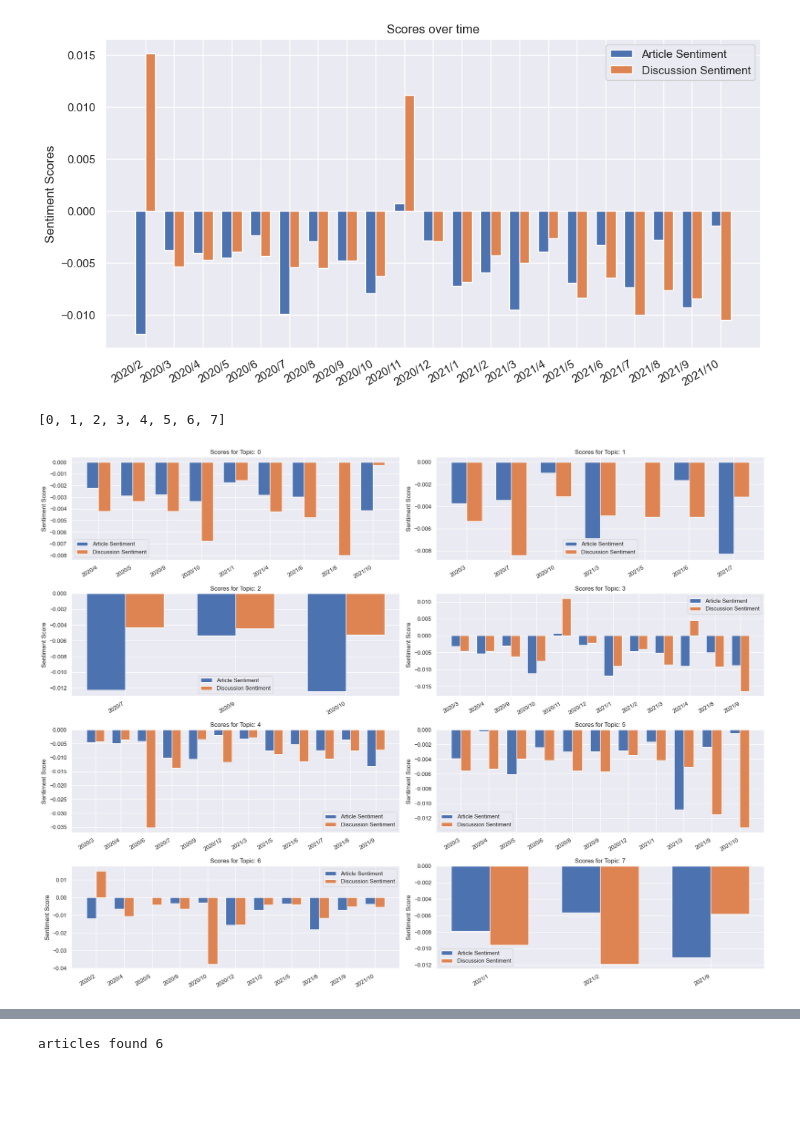
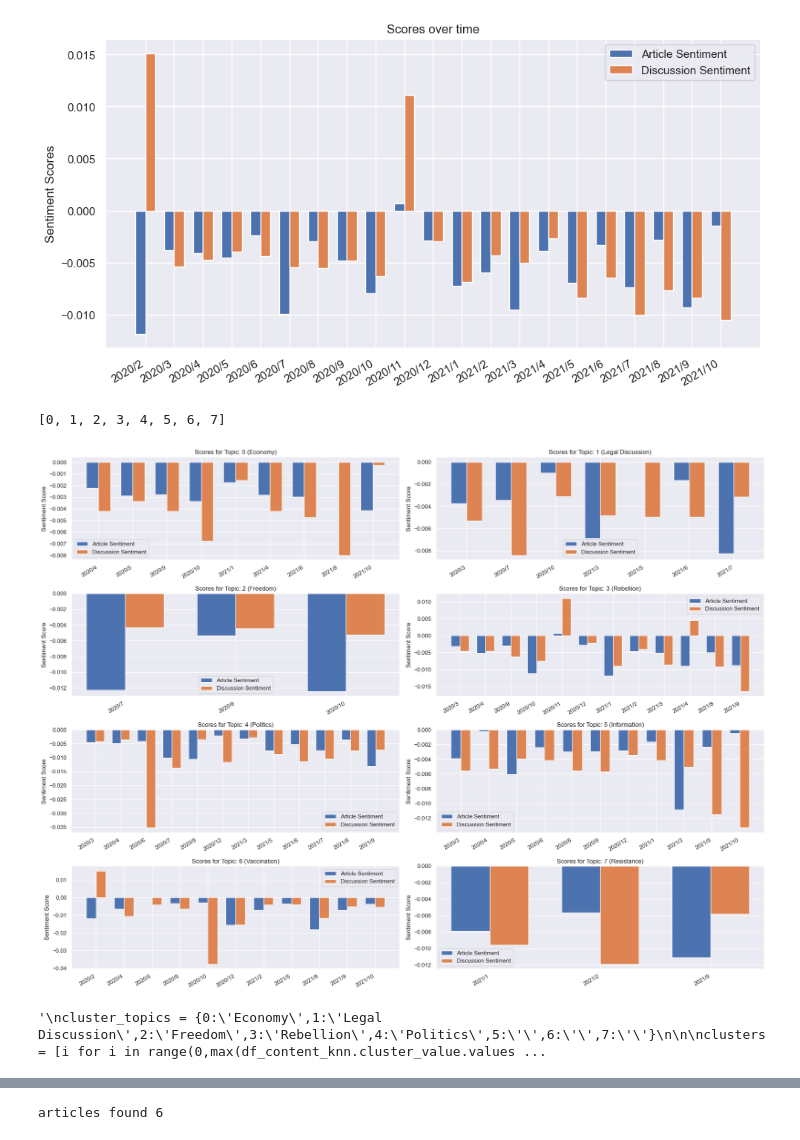
Before and after one commit to lukasthekid/corona-mask-requirement-nlp-analysis, a Jupyter notebook: comparison/sent_plots.ipynb, the cells around one changed output, grey strips where cells are left out. Cells and saved outputs as stored; diff of their text form; code cells hidden in the pictures; blank space fills up the shorter version.

```diff
--- a/comparison/sent_plots.ipynb
+++ b/comparison/sent_plots.ipynb
@@ -66,6 +66,10 @@ plt.show()
 [figure]
 # %%
 #Build sentiment plot for each cluster
+cluster_topics = {0:'Economy',1:'Legal Discussion',2:'Freedom',
+                  3:'Rebellion',4:'Politics',5:'Information',6:'Vaccination',7:'Resistance'}
+
+
 clusters = [i for i in range(0,max(df_content_knn.cluster_value.values) + 1)]
 print(clusters)
 
@@ -83,35 +87,87 @@ for i, ax in enumerate(axs):
     df_c['publishingDate'] = pd.to_datetime(df_c['publishingDate'])
     df_c.sort_values(by='publishingDate', ascending = True, inplace=True)
 
     df_c['year'] = df_c['publishingDate'].dt.year
     df_c['month'] = df_c['publishingDate'].dt.month
 
     #calculate mean for each period
     df_c = df_c.groupby(['year','month'])['sentiment_score','overal_sentiment'].mean().reset_index()
     df_c['year/month'] = df_c['year'].astype(str) + '/' + df_c['month'].astype(str)
     x = np.arange(len(df_c['year/month']))  # the label locations
     width = 0.35  # the width of the bars
 
     rects1 = ax.bar(x - width/2, df_c['sentiment_score'], width, label='Article Sentiment')
     rects2 = ax.bar(x + width/2, df_c['overal_sentiment'], width, label='Discussion Sentiment')
 
     # Add some text for labels, title and custom x-axis tick labels, etc.
     ax.set_ylabel('Sentiment Score')
     #axs[0].set_ylabel("avg. Sentiment Scores")  # set y-axis label for all subplots
-    ax.set_title('Scores for Topic: ' + str(i))
+    ax.set_title('Scores for Topic: ' + str(i) + ' (' + cluster_topics[i] + ')' )
     ax.set_xticks(x, df_c['year/month'], rotation=30, ha='right')
     ax.legend(loc='best')
 
     #ax.bar_label(rects1, padding=3)
     #ax.bar_label(rects2, padding=3)
     #plt.xticks(rotation=30, ha='right')
 
 fig.tight_layout()
 plt.savefig("sentiws_topic_time.png", facecolor=fig.get_facecolor(), edgecolor='none', dpi=300)
 plt.show()
 # %% [output]
 [0, 1, 2, 3, 4, 5, 6, 7]
-[figure, old version]
+[figure, new version]
+# %%
+#Build sentiment plot for each cluster
+'''
+cluster_topics = {0:'Economy',1:'Legal Discussion',2:'Freedom',3:'Rebellion',4:'Politics',5:'',6:'',7:''}
+
+
+clusters = [i for i in range(0,max(df_content_knn.cluster_value.values) + 1)]
+print(clusters)
+
+fig, axs = plt.subplots(nrows=4, ncols=2, figsize=(20, 15))
+axs = axs.flatten()
+
+for i, ax in enumerate(axs):
+    #check if ax index is cluster index
+    if i not in clusters:
+        continue;
+
+    df_c = df_content_knn[df_content_knn['cluster_value'] == i]
+    df_c = pd.merge(df_c, df_content[['publishingDate','ID_GodotObject','sentiment_score']],on="ID_GodotObject")
+    df_c = pd.merge(df_c,df_comment ,on="ID_GodotObject")
+    df_c['publishingDate'] = pd.to_datetime(df_c['publishingDate'])
+    df_c.sort_values(by='publishingDate', ascending = True, inplace=True)
+
+    df_c['year'] = df_c['publishingDate'].dt.year
+    df_c['month'] = df_c['publishingDate'].dt.month
+
+    #calculate mean for each period
+    df_c = df_c.groupby(['year','month'])['sentiment_score','overal_sentiment'].mean().reset_index()
+    df_c['year/month'] = df_c['year'].astype(str) + '/' + df_c['month'].astype(str)
+    x = np.arange(len(df_c['year/month']))  # the label locations
+    width = 0.35  # the width of the bars
+
+    rects1 = ax.bar(x - width/2, df_c['sentiment_score'], width, label='Article Sentiment')
+    rects2 = ax.bar(x + width/2, df_c['overal_sentiment'], width, label='Discussion Sentiment')
+
+    # Add some text for labels, title and custom x-axis tick labels, etc.
+    ax.set_ylabel('Sentiment Score')
+    #axs[0].set_ylabel("avg. Sentiment Scores")  # set y-axis label for all subplots
+    ax.set_title('Scores for Topic: ' + str(i) + ' )
+    ax.set_xticks(x, df_c['year/month'], rotation=30, ha='right')
+    ax.legend(loc='best')
+
+    #ax.bar_label(rects1, padding=3)
+    #ax.bar_label(rects2, padding=3)
+    #plt.xticks(rotation=30, ha='right')
+
+fig.tight_layout()
+plt.savefig("sentiws_topic_time.png", facecolor=fig.get_facecolor(), edgecolor='none', dpi=300)
+plt.show()
+'''
+# %% [output]
+'\ncluster_topics = {0:\'Economy\',1:\'Legal Discussion\',2:\'Freedom\',3:\'Rebellion\',4:\'Politics\',5:\'\',6:\'\',7:\'\'}\n\n\nclusters = [i for i in range(0,max(df_content_knn.cluster_value.values ...
 # %%
 #see overall differences between article and comment sentiment
 df_overall = pd.merge(df_comment, df_content[['publishingDate','ID_GodotObject','sentiment_score']],
```
Also changed, not shown: parts of 2 cells of this notebook, 9 other files.
